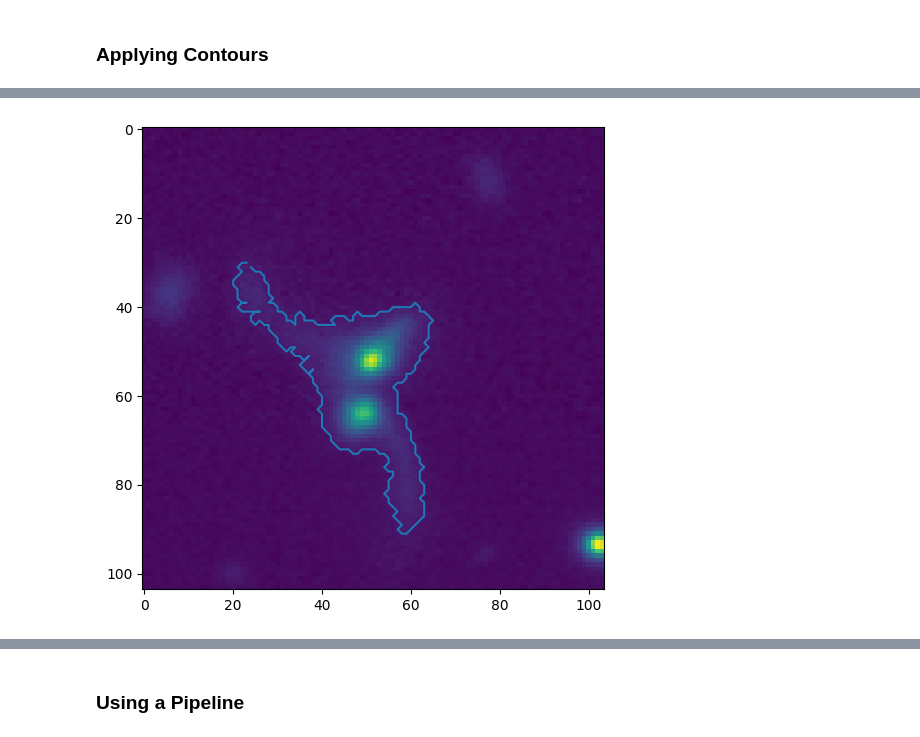
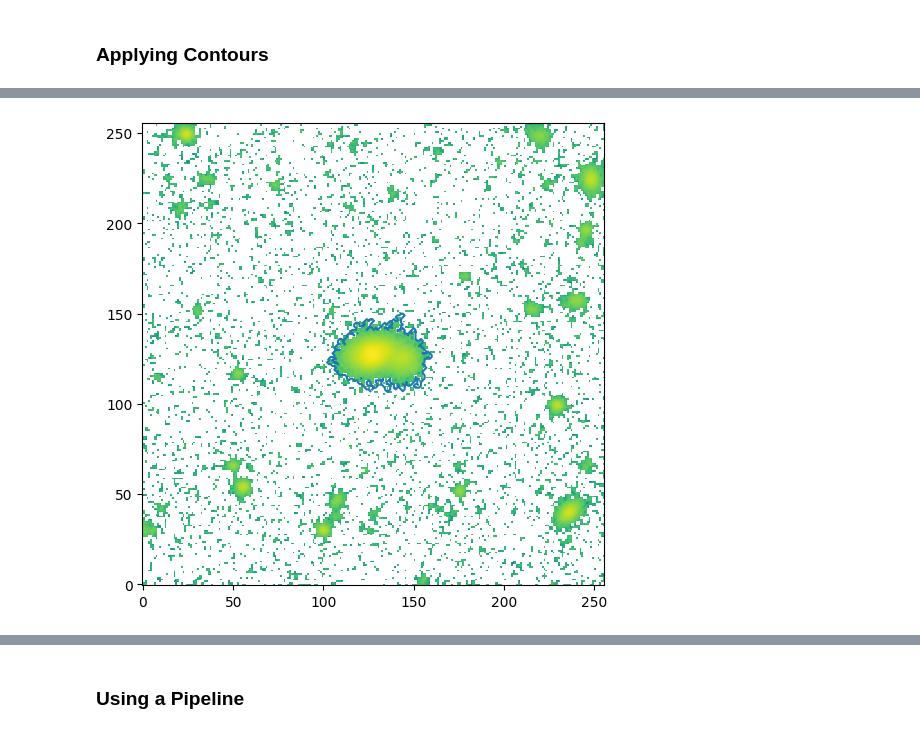
Before and after one commit to AstroORyan/mergers_in_desi, a Jupyter notebook: notebooks/analysis/merger-m20-gini.ipynb, the cells around one changed output, grey strips where cells are left out. Drawn from its saved outputs; the diff is of its cells as text; code cells hidden in the pictures.

```diff
--- a/notebooks/analysis/merger-m20-gini.ipynb
+++ b/notebooks/analysis/merger-m20-gini.ipynb
@@ -187,14 +153,28 @@ plt.show()
 # %%
 contours, _ = cv.findContours(cutout_int, cv.RETR_FLOODFILL, cv.CHAIN_APPROX_NONE)
+# %%
+def conts_to_arr(nested_list):
+    contour_arr = np.zeros([len(nested_list),2])
+    for i in range(len(nested_list)):
+        row = nested_list[i][0]
+        contour_arr[i,0] = row[0]
+        contour_arr[i,1] = row[1]
+
+    return contour_arr
 # %%
-def getting_correct_contours(contours):
-    length = 0
+def getting_correct_contours(contours, cen_x, cen_y):
+    point = Point(cen_x, cen_y)
+    for i in contours:
+        cont_arr = conts_to_arr(i)
+        if len(cont_arr) > 2:
+            polygon = Polygon(cont_arr)
+            if polygon.contains(point):
+                return cont_arr
+            else:
+                continue
+        else:
+            continue
 
-    for i in contours:
-        if len(i) > length:
-            correct_contours = i
-            length = len(i)
-
-    return correct_contours
+    return 'failed'
 # %%
-contours_nested_list = getting_correct_contours(contours)
+contour_arr = getting_correct_contours(contours, int(cutout.shape[0]/2), int(cutout.shape[1]/2))
@@ -221,15 +194,10 @@ extracted_contour_list = conts_to_list(contours_nested_list)
-# %%
-contour_arr = np.zeros([len(extracted_contour_list),2])
-for i in range(len(extracted_contour_list)):
-    contour_arr[i,0] = extracted_contour_list[i][0]
-    contour_arr[i,1] = extracted_contour_list[i][1]
 # %%
 plt.figure(figsize = (6,6))
-plt.imshow(cutout.data)
+plt.imshow(np.log10(cutout), origin = 'lower')
 plt.plot(contour_arr[:,0], contour_arr[:,1])
 plt.show()
 # %% [output]
-[figure, old version]
+[figure, new version]
 # %%
 pl = Polygon(contour_arr)
 # %%
```
Also changed, not shown: parts of 16 cells of this notebook, 11 other files.
